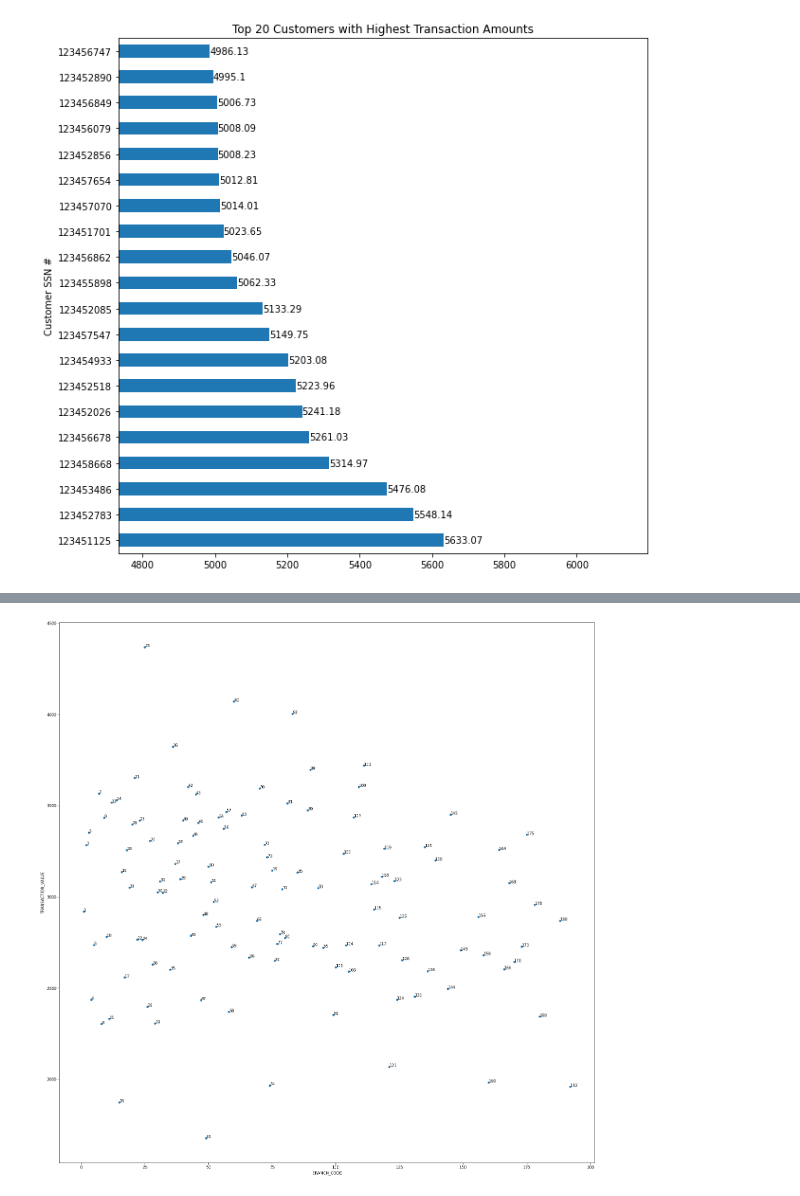
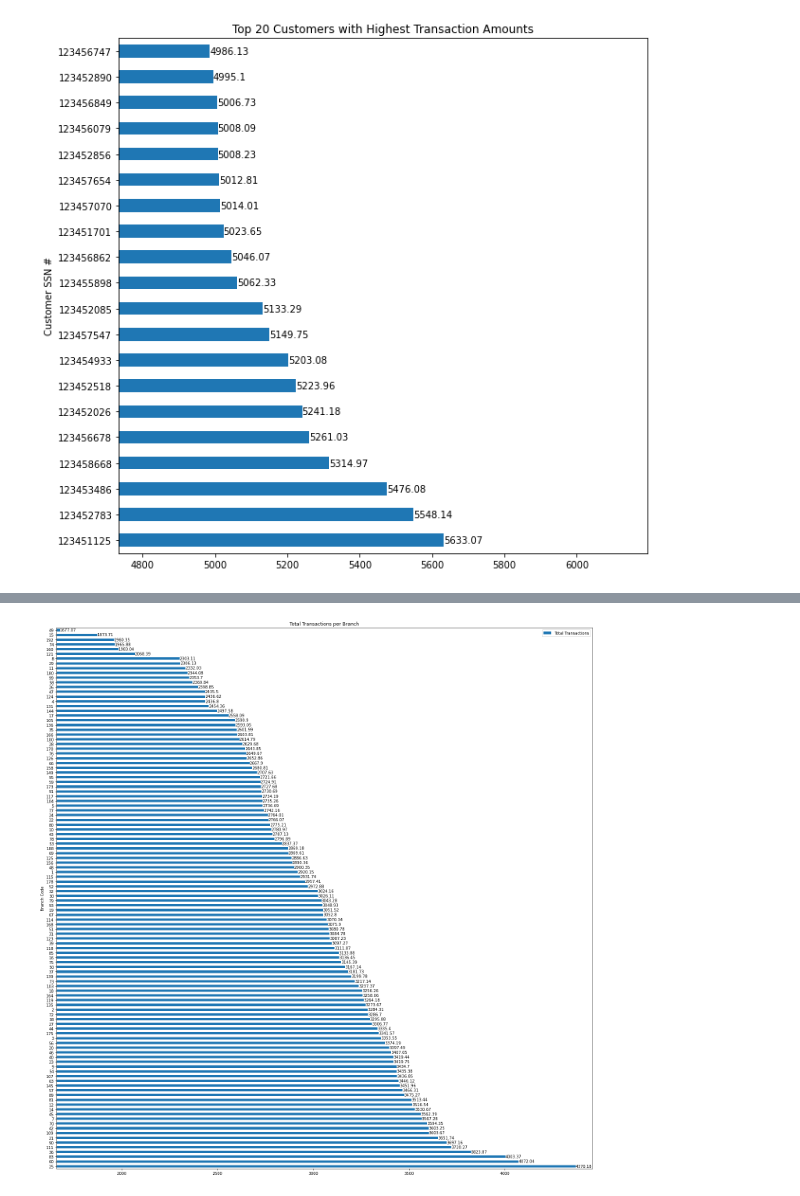
Before and after one commit to Cosdaman/PSCS-LoanAndCredit, a Jupyter notebook: Credit_Data_Visualization.ipynb, the cells around one changed output, grey strips where cells are left out. Cells and saved outputs as stored; diff of their text form; code cells hidden in the pictures.

```diff
--- a/Credit_Data_Visualization.ipynb
+++ b/Credit_Data_Visualization.ipynb
@@ -111,5 +111,3 @@ pandas_cc_df = pandas_cc_df[pandas_cc_df["TRANSACTION_TYPE"] == 'Healthcare']
 pandas_cc_df = pandas_cc_df[['BRANCH_CODE', 'TRANSACTION_VALUE']]
 pandas_cc_df = pandas_cc_df.groupby(
     'BRANCH_CODE')['TRANSACTION_VALUE'].sum().sort_values(ascending=False)
-pandas_cc_df = pd.DataFrame(pandas_cc_df).reset_index()
-print(pandas_cc_df)
@@ -131,13 +114,17 @@ print(pandas_cc_df)
-# %%
-branch_plot = pandas_cc_df.plot.scatter(x='BRANCH_CODE',
-                                        y='TRANSACTION_VALUE',
-                                        figsize=(20, 20))
-
-for i, txt in enumerate(pandas_cc_df.BRANCH_CODE):
-    branch_plot.annotate(
-        txt, (pandas_cc_df.BRANCH_CODE.iat[i]+0.10, pandas_cc_df.TRANSACTION_VALUE.iat[i]))
-
-
-plt.show()
-# %% [output]
-[figure, removed]
+# %%
+branch_plot = pandas_cc_df.plot(kind='barh',
+                                xlabel="Branch Code",
+                                ylabel='Transaction Value',
+                                title='Total Transactions per Branch',
+                                figsize=(20, 20))
+
+branch_plot.bar_label(branch_plot.containers[0])
+
+plt.legend(['Total Transactions'])
+
+plt.xlim([min(pandas_cc_df)*0.99,
+         max(pandas_cc_df)*1.02])
+
+plt.show()
+# %% [output]
+[figure, added]
```
Also changed, not shown: parts of 2 cells of this notebook, 15 other files.
